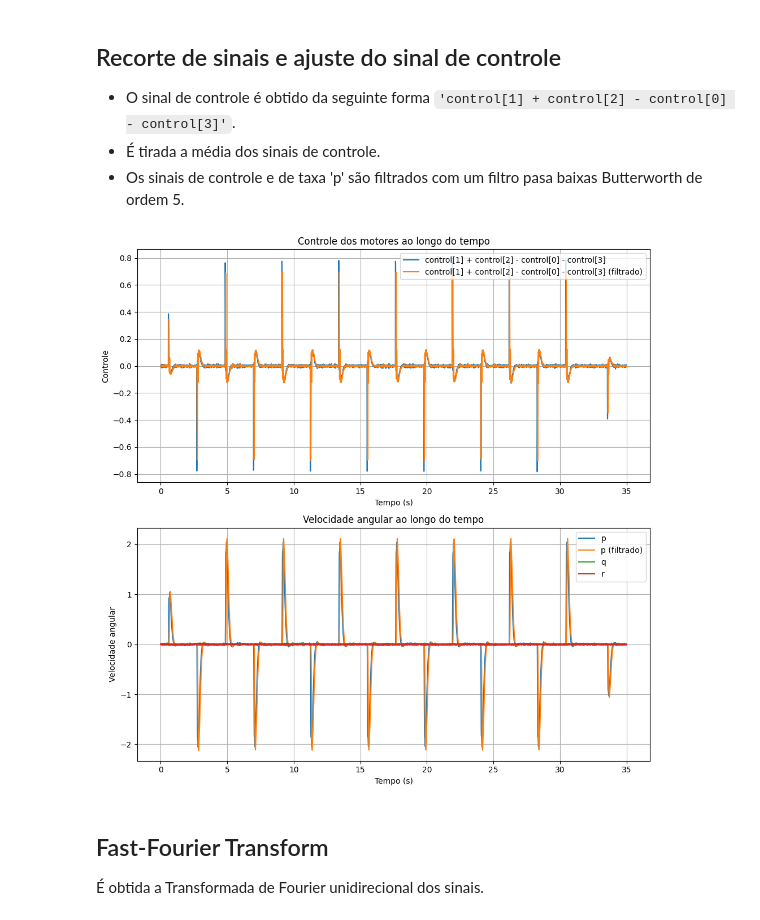
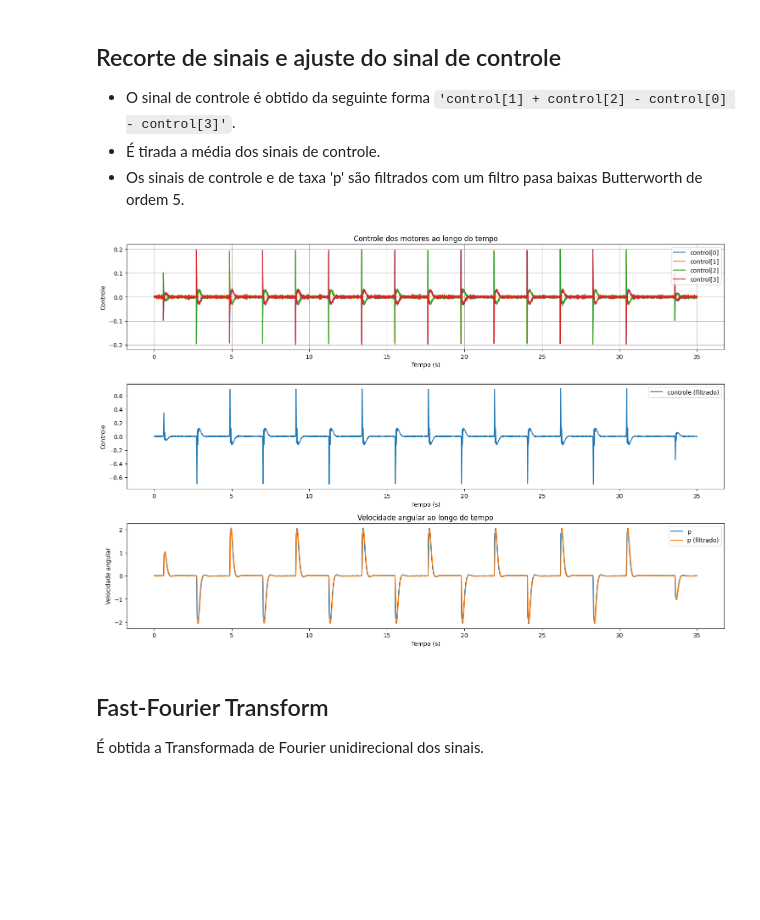
Before and after one commit to dferruzzo/mavdsk-python, a Jupyter notebook: analise_resposta_em_freq.ipynb, the cells around one changed output. Cells and saved outputs as stored; diff of their text form; code cells hidden in the pictures; blank space fills up the shorter version.

Commit message:
Identificação do modelo linear na taxa em p.

```diff
--- a/analise_resposta_em_freq.ipynb
+++ b/analise_resposta_em_freq.ipynb
@@ -198,32 +193,53 @@ vav0_clipped_filtered = butter_lowpass_filter(vav0_clipped, 10, 1/dt_taxas, orde
+# %%
+# Filtrando os sinais
+cutoff_freq = 20.0 # Hz
+controle0_clipped_filt = butter_lowpass_filter(controle0_clipped, cutoff_freq, 1/dt_controle, order=5)
+controle1_clipped_filt = butter_lowpass_filter(controle1_clipped, cutoff_freq, 1/dt_controle, order=5)
+controle2_clipped_filt = butter_lowpass_filter(controle2_clipped, cutoff_freq, 1/dt_controle, order=5)
+controle3_clipped_filt = butter_lowpass_filter(controle3_clipped, cutoff_freq, 1/dt_controle, order=5)
+#
+controle_clipped_filtered = controle1_clipped_filt + controle2_clipped_filt - controle0_clipped_filt - controle3_clipped_filt
+#
+vav0_clipped_filtered = butter_lowpass_filter(vav0_clipped, cutoff_freq, 1/dt_taxas, order=5)
 # %%
 # Plotando os dados recortados
-fig, (ax1, ax2) = plt.subplots(2, 1, figsize=(10, 10))
-ax1.plot(t_cont_clipped, controle_clipped, label='control[1] + control[2] - control[0] - control[3]')
-ax1.plot(t_cont_clipped, controle_clipped_filtered, label='control[1] + control[2] - control[0] - control[3] (filtrado)')
-#ax1.plot(t_cont_clipped, controle0_clipped, label='control[0]')
-#ax1.plot(t_cont_clipped, controle1_clipped, label='control[1]')
-#ax1.plot(t_cont_clipped, controle2_clipped, label='control[2]')
-#ax1.plot(t_cont_clipped, controle3_clipped, label='control[3]')
+fig, (ax1, ax2, ax3) = plt.subplots(3, 1, figsize=(15, 10))
+#
+ax1.plot(t_cont_clipped, controle0_clipped, label='control[0]')
+ax1.plot(t_cont_clipped, controle1_clipped, label='control[1]')
+ax1.plot(t_cont_clipped, controle2_clipped, label='control[2]')
+ax1.plot(t_cont_clipped, controle3_clipped, label='control[3]')
 ax1.set_xlabel('Tempo (s)')
 ax1.set_ylabel('Controle')
 ax1.set_title('Controle dos motores ao longo do tempo')
 ax1.legend()
+#ax1.set_ylim(-0.001, 0.001)
 ax1.grid()
-
-ax2.plot(t_taxas_clipped, vav0_clipped, label='p')
-ax2.plot(t_taxas_clipped, vav0_clipped_filtered, label='p (filtrado)')
-ax2.plot(t_taxas_clipped, vav1_clipped, label='q')
-ax2.plot(t_taxas_clipped, vav2_clipped, label='r')
+#
+#ax2.plot(t_cont_clipped, controle0_clipped_filt, label='control[0] (filtrado)')
+#ax2.plot(t_cont_clipped, controle1_clipped_filt, label='control[1] (filtrado)')
+#ax2.plot(t_cont_clipped, controle2_clipped_filt, label='control[2] (filtrado)')
+#ax2.plot(t_cont_clipped, controle3_clipped_filt, label='control[3] (filtrado)')
+ax2.plot(t_cont_clipped, controle_clipped_filtered, label='controle (filtrado)')
 ax2.set_xlabel('Tempo (s)')
-ax2.set_ylabel('Velocidade angular')
-ax2.set_title('Velocidade angular ao longo do tempo')
+ax2.set_ylabel('Controle')
 ax2.legend()
+ax2.grid()
+#
+ax3.plot(t_taxas_clipped, vav0_clipped, label='p')
+ax3.plot(t_taxas_clipped, vav0_clipped_filtered, label='p (filtrado)')
+#ax3.plot(t_taxas_clipped, vav1_clipped, label='q')
+#ax3.plot(t_taxas_clipped, vav2_clipped, label='r')
+ax3.set_xlabel('Tempo (s)')
+ax3.set_ylabel('Velocidade angular')
+ax3.set_title('Velocidade angular ao longo do tempo')
+ax3.legend()
 ax2.grid()
 #
 plt.tight_layout()
 plt.show()
 # %% [output]
-[figure, old version]
+[figure, new version]
 # %% [markdown]
 ## Fast-Fourier Transform
 É obtida a Transformada de Fourier unidirecional dos sinais.
```
Also changed, not shown: parts of 8 cells of this notebook, 12 other files.
